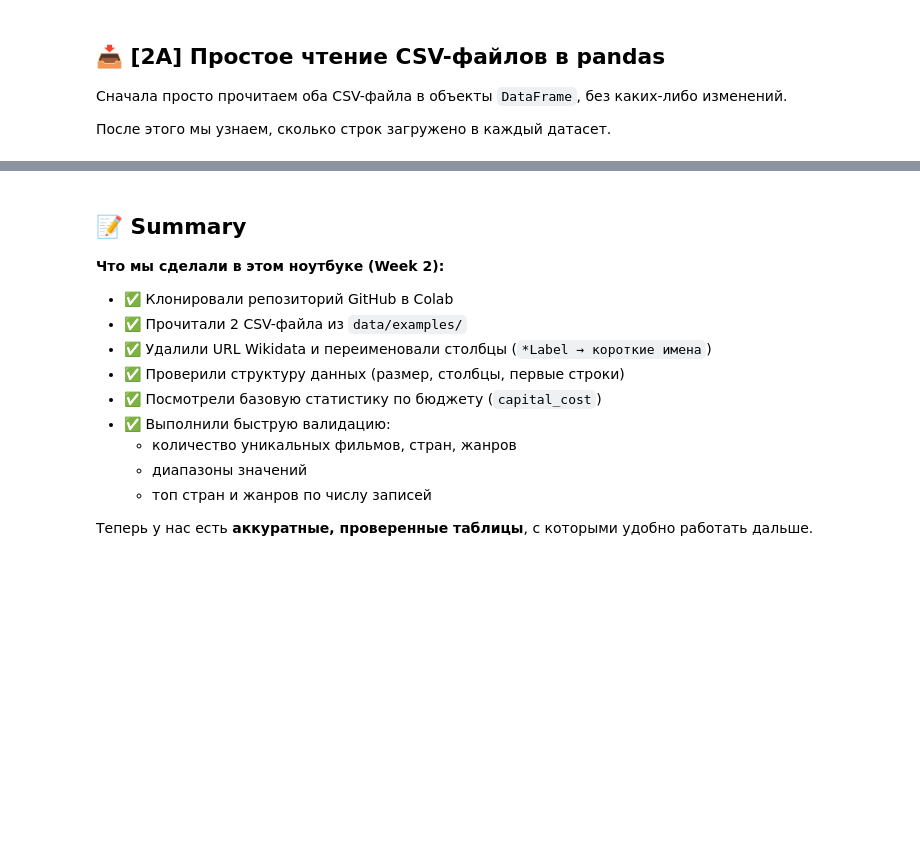
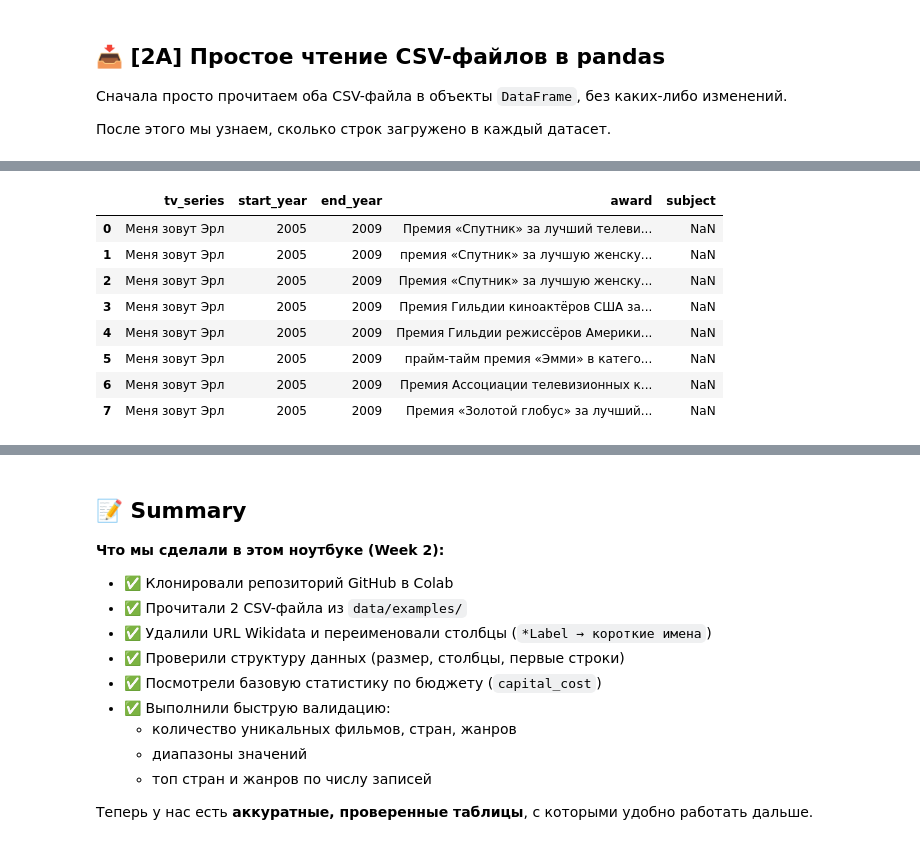
Before and after one commit to anmyvla-beep/python-ai-Mysttonen-Angelika, a Jupyter notebook: notebooks/week2b_read_csv.ipynb, the cells around one changed output, grey strips where cells are left out. Saved outputs shown, nothing was run; the diff lists cells and outputs as text; code cells hidden in the pictures; blank space fills up the shorter version.

```diff
--- a/notebooks/week2b_read_csv.ipynb
+++ b/notebooks/week2b_read_csv.ipynb
@@ -285,0 +204,83 @@ decade
+# %%
+def show_info(df, name, n=8):
+    """Краткий обзор DataFrame с учётом возможных различий в структуре."""
+    print(f"\n📊 {name}")
+    print(f"Размер: {df.shape[0]} строк × {df.shape[1]} столбцов")
+    print("Столбцы:", ", ".join(df.columns))
+
+    # Фильтруем аномальные годы для статистики
+    valid_years = df[df["start_year"] > 0]
+    if len(valid_years) > 0:
+        year_range = f"{valid_years['start_year'].min()}–{valid_years['end_year'].max()}"
+        avg_duration = (valid_years["end_year"] - valid_years["start_year"]).mean()
+        print(f"Годы выпуска: {year_range} (средняя длительность: {avg_duration:.1f} лет)")
+
+    # Уникальные сериалы
+    print(f"Уникальных сериалов: {df['tv_series'].nunique()}")
+
+    # Темы и награды (если есть)
+    if "subject" in df.columns:
+        non_empty_subjects = df["subject"].notna().sum()
+        print(f"Тематических номинаций: {non_empty_subjects} (уникальных тем: {df['subject'].nunique()})")
+    if "award" in df.columns:
+        non_empty_awards = df["award"].notna().sum()
+        print(f"Наград/номинаций: {non_empty_awards} (уникальных наград: {df['award'].nunique()})")
+
+    print("\nПервые строки:")
+    display(df.head(n))
+
+# 🔍 Шаг 3. Обзор и сравнение двух датасетов
+
+print("="*70)
+print("📺 ОБЗОР ДАТАСЕТОВ")
+print("="*70)
+
+show_info(df_tv_one, "Датасет 1: Сериалы с наградами (df_tv_one)")
+show_info(df_tv_two, "Датасет 2: Сериалы с тематикой (df_tv_two)")
+
+print("\n" + "="*70)
+print("🔄 СРАВНЕНИЕ ДАТАСЕТОВ: пересечения и различия")
+print("="*70)
+
+# Уникальные сериалы в каждом датасете
+series_one = set(df_tv_one["tv_series"].unique())
+series_two = set(df_tv_two["tv_series"].unique())
+
+intersection = series_one & series_two
+only_one = series_one - series_two
+only_two = series_two - series_one
+
+print(f"\n📈 Общая статистика:")
+print(f"  Всего сериалов в датасете 1: {len(series_one)}")
+print(f"  Всего сериалов в датасете 2: {len(series_two)}")
+print(f"  Сериалов, присутствующих в ОБОИХ датасетах: {len(intersection)}")
+print(f"  Сериалов ТОЛЬКО в датасете 1 (с наградами): {len(only_one)}")
+print(f"  Сериалов ТОЛЬКО в датасете 2 (без наград): {len(only_two)}")
+
+# Примеры сериалов только во втором датасете (интересно для анализа)
+if len(only_two) > 0:
+    print(f"\n💡 Примеры сериалов, которые есть ТОЛЬКО во втором датасете (тематика без наград):")
+    example_series = sorted(list(only_two))[:5]
+    for i, s in enumerate(example_series, 1):
+        # Находим годы для этого сериала
+        years = df_tv_two[df_tv_two["tv_series"] == s][["start_year", "end_year"]].iloc[0]
+        year_str = f"{years['start_year']}" if years['end_year'] == 0 else f"{years['start_year']}-{years['end_year']}"
+        print(f"   {i}. {s} ({year_str})")
+
+print("\n" + "="*70)
+print("💬 ТЕМАТИЧЕСКОЕ РАЗНООБРАЗИЕ: Топ-10 тем в объединённых данных")
+print("="*70)
+
+# Объединяем темы из обоих датасетов для полной картины
+all_subjects = pd.concat([
+    df_tv_one["subject"].dropna(),
+    df_tv_two["subject"].dropna()
+])
+
+top_subjects = all_subjects.value_counts().head(10)
+print(f"\nВсего уникальных тем в объединённых данных: {all_subjects.nunique()}")
+print(f"\nТоп-10 самых частых тем:")
+for rank, (subject, count) in enumerate(top_subjects.items(), 1):
+    pct = count / len(all_subjects) * 100
+    print(f"{rank:2d}. {subject:.<45} {count:4d} ({pct:4.1f}%)")
+# %% [output]
@@ -285,0 +300,9 @@ decade
+|  | tv_series | start_year | end_year | award | subject |
+| 0 | Меня зовут Эрл | 2005 | 2009 | Премия «Спутник» за лучший телеви... | NaN |
+| 1 | Меня зовут Эрл | 2005 | 2009 | премия «Спутник» за лучшую женску... | NaN |
+| 2 | Меня зовут Эрл | 2005 | 2009 | Премия «Спутник» за лучшую женску... | NaN |
+| 3 | Меня зовут Эрл | 2005 | 2009 | Премия Гильдии киноактёров США за... | NaN |
+| 4 | Меня зовут Эрл | 2005 | 2009 | Премия Гильдии режиссёров Америки... | NaN |
+| 5 | Меня зовут Эрл | 2005 | 2009 | прайм-тайм премия «Эмми» в катего... | NaN |
+| 6 | Меня зовут Эрл | 2005 | 2009 | Премия Ассоциации телевизионных к... | NaN |
+| 7 | Меня зовут Эрл | 2005 | 2009 | Премия «Золотой глобус» за лучший... | NaN |
```
Also changed, not shown: parts of 15 cells of this notebook.
